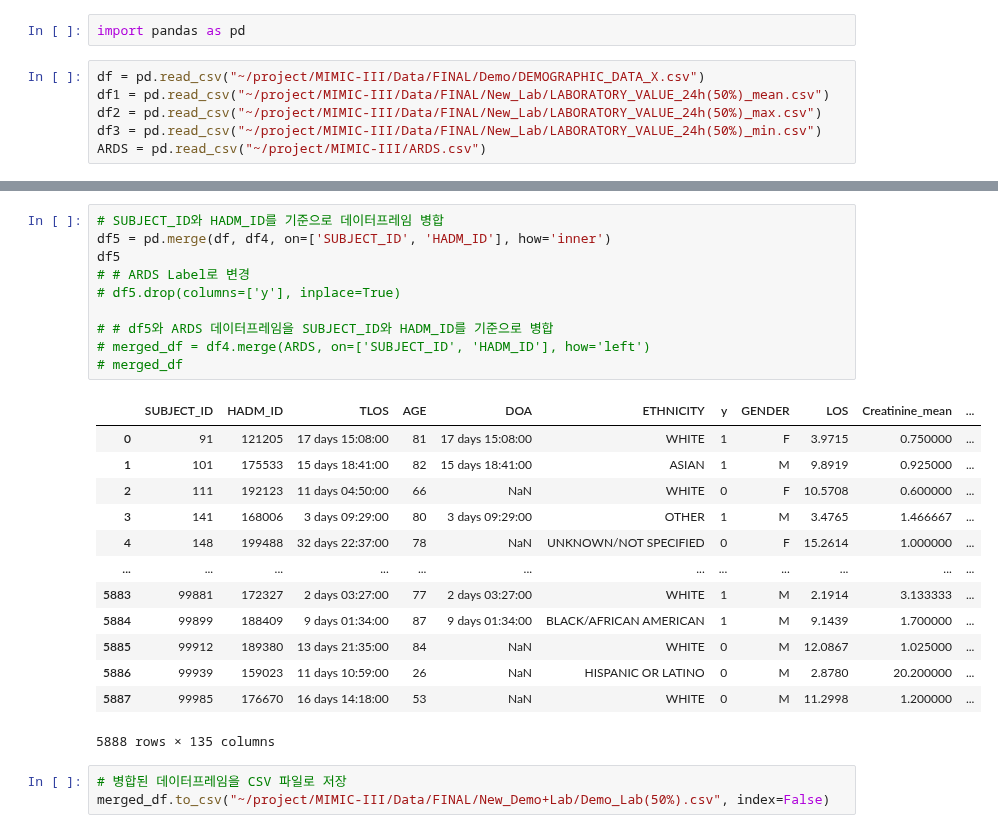
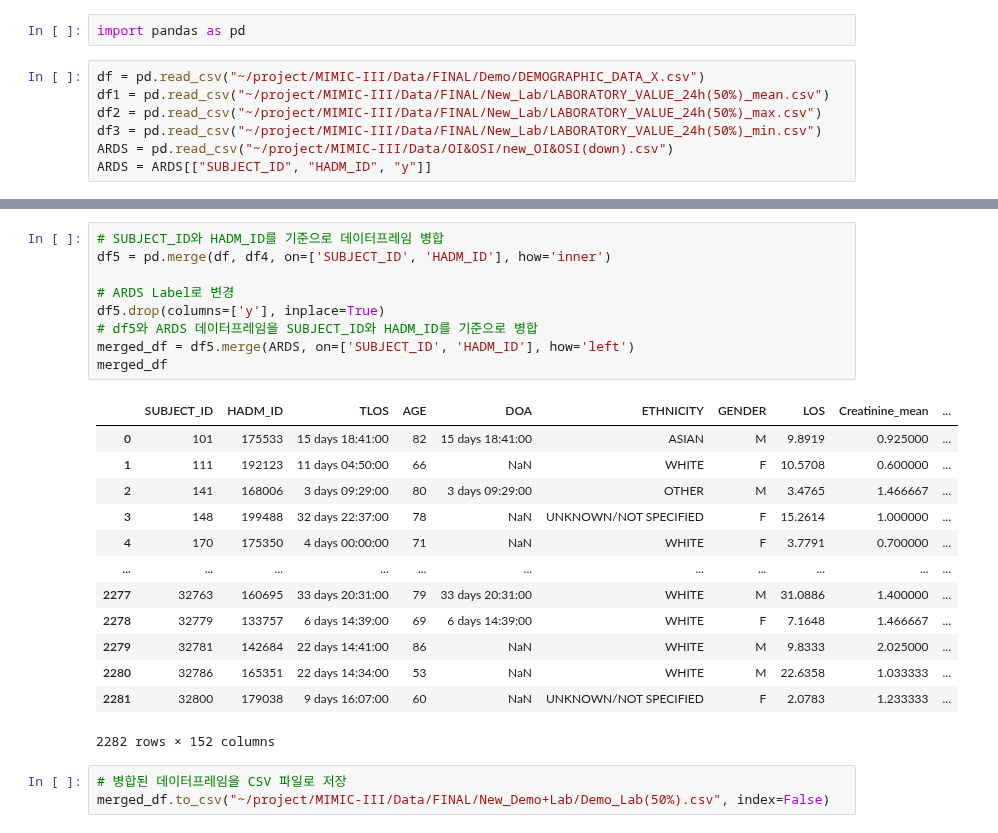
Before and after one commit to NohJangHyun/MIMIC-III-mortality-prediction, a Jupyter notebook: Data Extract/Tabular Data/Demo+Lab(Re).ipynb, the cells around one changed output, grey strips where cells are left out. Saved outputs shown, nothing was run; the diff lists cells and outputs as text.

```diff
--- a/Data Extract/Tabular Data/Demo+Lab(Re).ipynb
+++ b/Data Extract/Tabular Data/Demo+Lab(Re).ipynb
@@ -5,7 +5,8 @@ df = pd.read_csv("~/project/MIMIC-III/Data/FINAL/Demo/DEMOGRAPHIC_DATA_X.csv")
 df1 = pd.read_csv("~/project/MIMIC-III/Data/FINAL/New_Lab/LABORATORY_VALUE_24h(50%)_mean.csv")
 df2 = pd.read_csv("~/project/MIMIC-III/Data/FINAL/New_Lab/LABORATORY_VALUE_24h(50%)_max.csv")
 df3 = pd.read_csv("~/project/MIMIC-III/Data/FINAL/New_Lab/LABORATORY_VALUE_24h(50%)_min.csv")
-ARDS = pd.read_csv("~/project/MIMIC-III/ARDS.csv")
+ARDS = pd.read_csv("~/project/MIMIC-III/Data/OI&OSI/new_OI&OSI(down).csv")
+ARDS = ARDS[["SUBJECT_ID", "HADM_ID", "y"]]
 # %%
 # 각 데이터프레임의 칼럼 이름 뒤에 "_mean", "_max", "_min"을 추가
 df1.columns = [col + "_mean" for col in df1.columns]
@@ -36,27 +37,26 @@ df4
 # %%
 # SUBJECT_ID와 HADM_ID를 기준으로 데이터프레임 병합
 df5 = pd.merge(df, df4, on=['SUBJECT_ID', 'HADM_ID'], how='inner')
-df5
-# # ARDS Label로 변경
-# df5.drop(columns=['y'], inplace=True)
 
-# # df5와 ARDS 데이터프레임을 SUBJECT_ID와 HADM_ID를 기준으로 병합
-# merged_df = df4.merge(ARDS, on=['SUBJECT_ID', 'HADM_ID'], how='left')
-# merged_df
+# ARDS Label로 변경
+df5.drop(columns=['y'], inplace=True)
+# df5와 ARDS 데이터프레임을 SUBJECT_ID와 HADM_ID를 기준으로 병합
+merged_df = df5.merge(ARDS, on=['SUBJECT_ID', 'HADM_ID'], how='left')
+merged_df
 # %% [output]
-|  | SUBJECT_ID | HADM_ID | TLOS | AGE | DOA | ETHNICITY | y | GENDER | LOS | Creatinine_mean | ... |
-| 0 | 91 | 121205 | 17 days 15:08:00 | 81 | 17 days 15:08:00 | WHITE | 1 | F | 3.9715 | 0.750000 | ... |
-| 1 | 101 | 175533 | 15 days 18:41:00 | 82 | 15 days 18:41:00 | ASIAN | 1 | M | 9.8919 | 0.925000 | ... |
-| 2 | 111 | 192123 | 11 days 04:50:00 | 66 | NaN | WHITE | 0 | F | 10.5708 | 0.600000 | ... |
-| 3 | 141 | 168006 | 3 days 09:29:00 | 80 | 3 days 09:29:00 | OTHER | 1 | M | 3.4765 | 1.466667 | ... |
-| 4 | 148 | 199488 | 32 days 22:37:00 | 78 | NaN | UNKNOWN/NOT SPECIFIED | 0 | F | 15.2614 | 1.000000 | ... |
-| ... | ... | ... | ... | ... | ... | ... | ... | ... | ... | ... | ... |
-| 5883 | 99881 | 172327 | 2 days 03:27:00 | 77 | 2 days 03:27:00 | WHITE | 1 | M | 2.1914 | 3.133333 | ... |
-| 5884 | 99899 | 188409 | 9 days 01:34:00 | 87 | 9 days 01:34:00 | BLACK/AFRICAN AMERICAN | 1 | M | 9.1439 | 1.700000 | ... |
-| 5885 | 99912 | 189380 | 13 days 21:35:00 | 84 | NaN | WHITE | 0 | M | 12.0867 | 1.025000 | ... |
-| 5886 | 99939 | 159023 | 11 days 10:59:00 | 26 | NaN | HISPANIC OR LATINO | 0 | M | 2.8780 | 20.200000 | ... |
-| 5887 | 99985 | 176670 | 16 days 14:18:00 | 53 | NaN | WHITE | 0 | M | 11.2998 | 1.200000 | ... |
+|  | SUBJECT_ID | HADM_ID | TLOS | AGE | DOA | ETHNICITY | GENDER | LOS | Creatinine_mean | ... |
+| 0 | 101 | 175533 | 15 days 18:41:00 | 82 | 15 days 18:41:00 | ASIAN | M | 9.8919 | 0.925000 | ... |
+| 1 | 111 | 192123 | 11 days 04:50:00 | 66 | NaN | WHITE | F | 10.5708 | 0.600000 | ... |
+| 2 | 141 | 168006 | 3 days 09:29:00 | 80 | 3 days 09:29:00 | OTHER | M | 3.4765 | 1.466667 | ... |
+| 3 | 148 | 199488 | 32 days 22:37:00 | 78 | NaN | UNKNOWN/NOT SPECIFIED | F | 15.2614 | 1.000000 | ... |
+| 4 | 170 | 175350 | 4 days 00:00:00 | 71 | NaN | WHITE | F | 3.7791 | 0.700000 | ... |
+| ... | ... | ... | ... | ... | ... | ... | ... | ... | ... | ... |
+| 2277 | 32763 | 160695 | 33 days 20:31:00 | 79 | 33 days 20:31:00 | WHITE | M | 31.0886 | 1.400000 | ... |
+| 2278 | 32779 | 133757 | 6 days 14:39:00 | 69 | 6 days 14:39:00 | WHITE | F | 7.1648 | 1.466667 | ... |
+| 2279 | 32781 | 142684 | 22 days 14:41:00 | 86 | NaN | WHITE | M | 9.8333 | 2.025000 | ... |
+| 2280 | 32786 | 165351 | 22 days 14:34:00 | 53 | NaN | WHITE | M | 22.6358 | 1.033333 | ... |
+| 2281 | 32800 | 179038 | 9 days 16:07:00 | 60 | NaN | UNKNOWN/NOT SPECIFIED | F | 2.0783 | 1.233333 | ... |
-5888 rows × 135 columns
+2282 rows × 152 columns
 # %%
 # 병합된 데이터프레임을 CSV 파일로 저장
 merged_df.to_csv("~/project/MIMIC-III/Data/FINAL/New_Demo+Lab/Demo_Lab(50%).csv", index=False)
```
Also changed, not shown: parts of 1 cell of this notebook, 5 other files.
